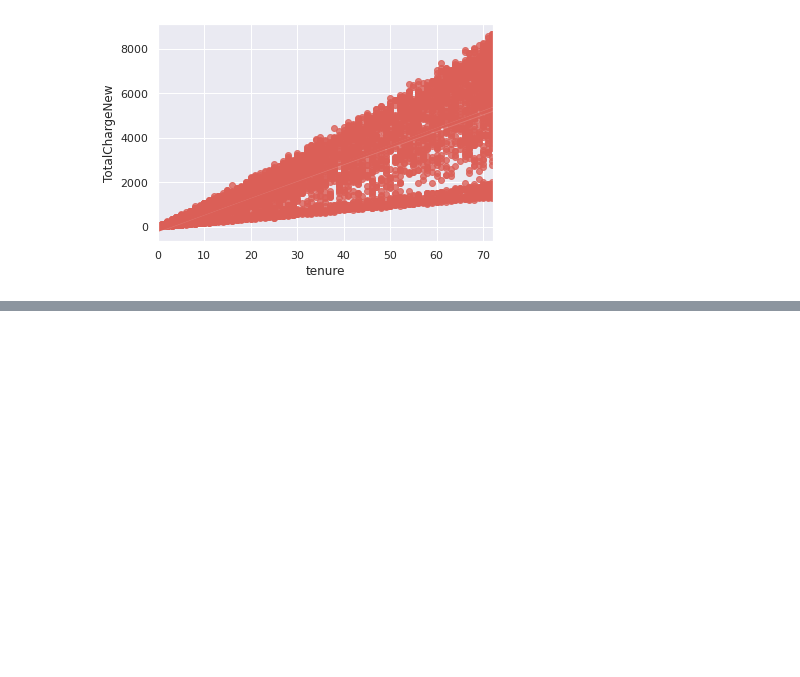
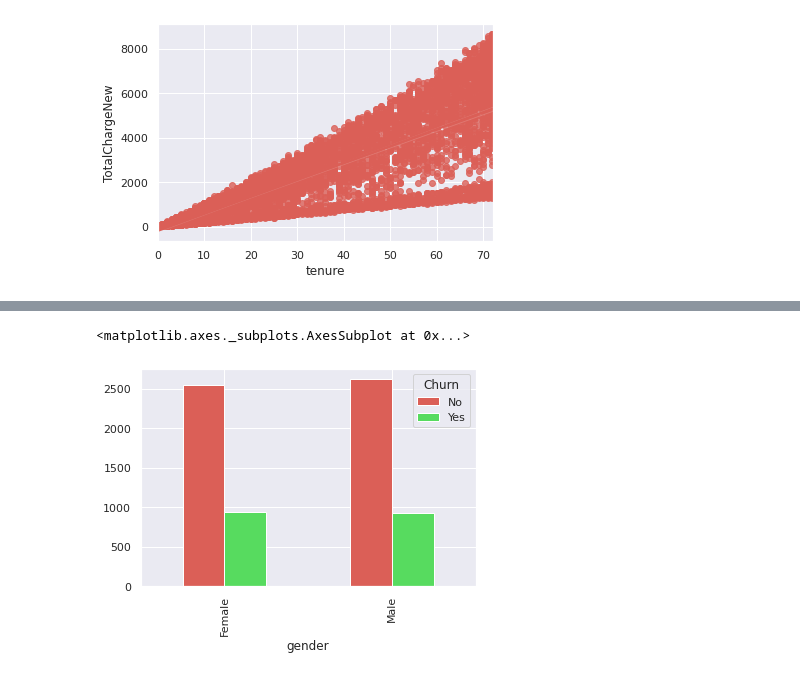
Before and after one commit to shelly2904/DATA_SCIENCE, a Jupyter notebook: EDA/Applied_Statistics.ipynb, the cells around one changed output, grey strips where cells are left out. Drawn from its saved outputs; the diff is of its cells as text; code cells hidden in the pictures; blank space fills up the shorter version.

```diff
--- a/EDA/Applied_Statistics.ipynb
+++ b/EDA/Applied_Statistics.ipynb
@@ -530,0 +548,5 @@ import scipy.stats as
+# %%
+gender_churn_ct.plot.bar()
+# %% [output]
+<matplotlib.axes._subplots.AxesSubplot at 0x...>
+[figure, added]
```
Also changed, not shown: parts of 10 cells of this notebook.
